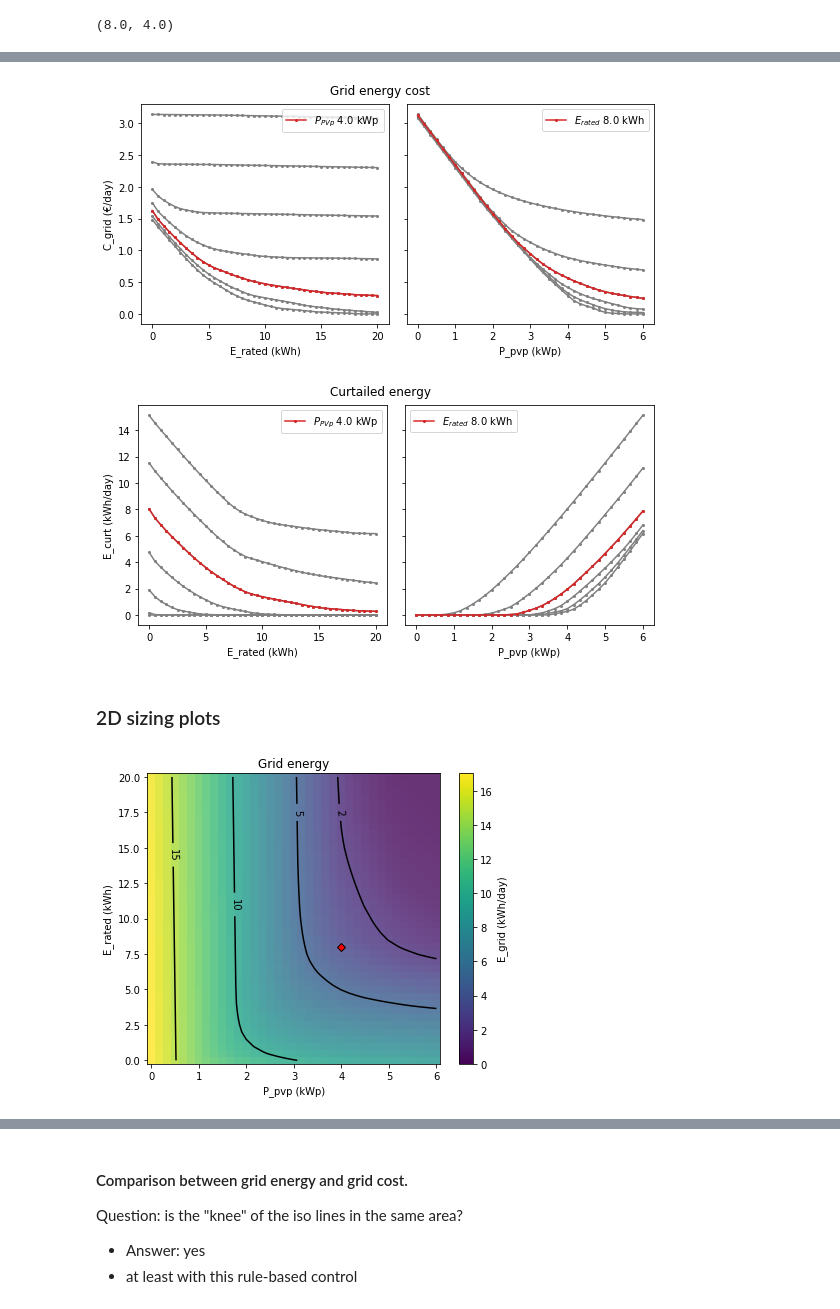
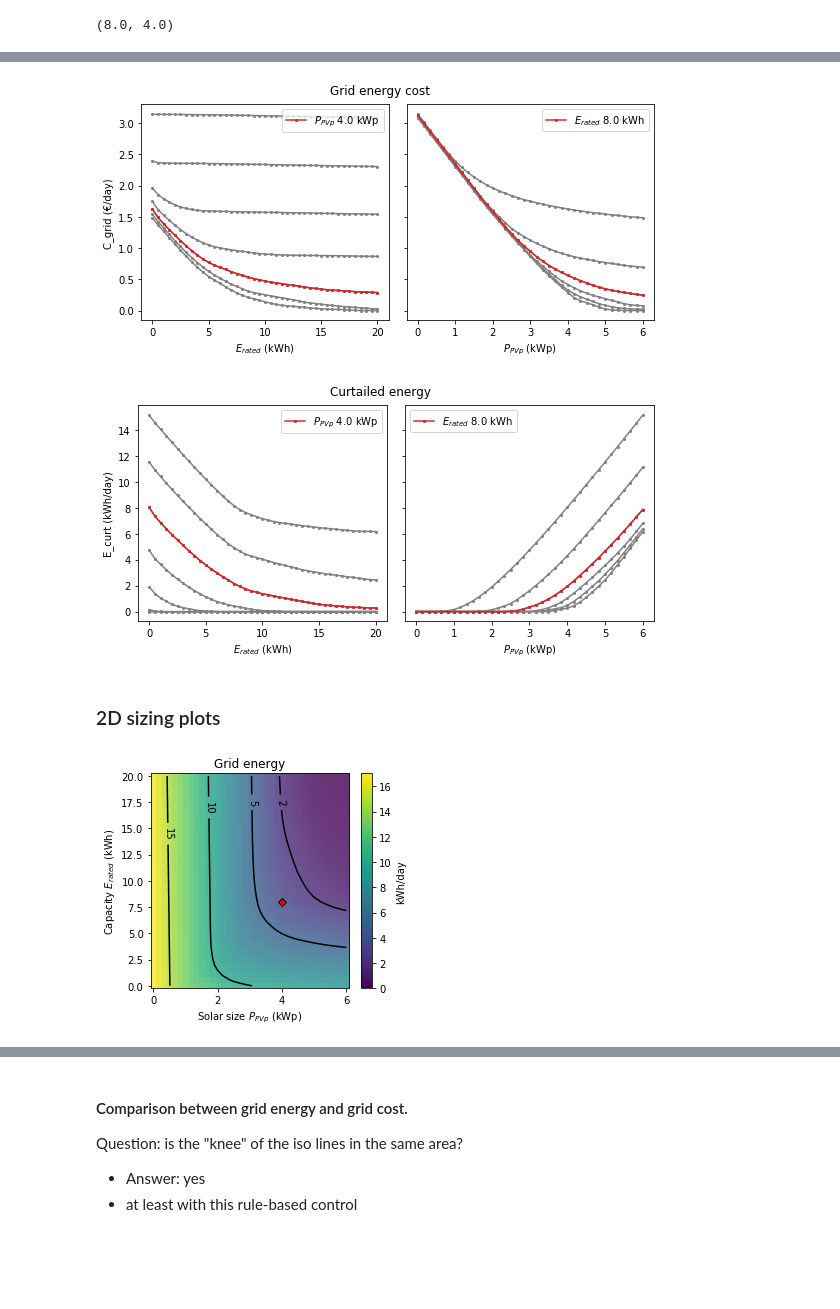
Before and after one commit to pierre-haessig/solarhome-control-bench, a Jupyter notebook: comparison/Benchmark_Sensitivity.ipynb, the cells around one changed output, grey strips where cells are left out. Drawn from its saved outputs; the diff is of its cells as text; code cells hidden in the pictures; blank space fills up the shorter version.

Commit message:
update sizing plots for article print format

```diff
--- a/comparison/Benchmark_Sensitivity.ipynb
+++ b/comparison/Benchmark_Sensitivity.ipynb
@@ -138,7 +140,8 @@ def home_sim(E_rated, P_pvp, P_load, P_sun_1kW):
     h = (np.arange(n)*dt) % 24 # in [0, 24[
     night = h < 6
     day = ~night
-    C_grid = P_grid*0.10*night + P_grid*0.20*day
+    c_grid = 0.10*night + 0.20*day # €/kWh
+    C_grid = P_grid*c_grid # €/h
 
     # stats: cumulated energy in kWh/day
     stats = dict(
@@ -281,15 +291,15 @@ ax[1].plot(P_pvp_list, C_grid_rs[::8,:].T, 'o-', ms=2, color='gray')
 ax[1].plot(P_pvp_list, C_grid_rs[iE,:], 'o-', ms=2, color='tab:red',
            label='$E_{{rated}}$ {:.1f} kWh'.format(E_rated_list[iE]))
 
-ax[0].set(xlabel='E_rated (kWh)', ylabel='C_grid (€/day)')
-ax[1].set(xlabel='P_pvp (kWp)')
+ax[0].set(xlabel='$E_{rated}$ (kWh)', ylabel='C_grid (€/day)')
+ax[1].set(xlabel='$P_{PVp}$ (kWp)')
 ax[0].legend(loc='upper right')
 ax[1].legend()
 
 fig.suptitle('Grid energy cost')
 fig.tight_layout(rect=(0, 0, 1, 0.96))
 # %% [output]
-[figure, old version]
+[figure, new version]
 # %%
 fig, ax = plt.subplots(1,2, sharey=True, figsize=(8,4))
 ax[0].plot(E_rated_list, E_curt_rs[:,::6], 'o-', ms=2, color='gray')
@@ -299,34 +309,41 @@ ax[1].plot(P_pvp_list, E_curt_rs[::8,:].T, 'o-', ms=2, color='gray')
 ax[1].plot(P_pvp_list, E_curt_rs[iE,:], 'o-', ms=2, color='tab:red',
            label='$E_{{rated}}$ {:.1f} kWh'.format(E_rated_list[iE]))
 
-ax[0].set(xlabel='E_rated (kWh)', ylabel='E_curt (kWh/day)')
-ax[1].set(xlabel='P_pvp (kWp)')
+ax[0].set(xlabel='$E_{rated}$ (kWh)', ylabel='E_curt (kWh/day)')
+ax[1].set(xlabel='$P_{PVp}$ (kWp)')
 ax[0].legend(loc='upper right')
 ax[1].legend()
 
 fig.suptitle('Curtailed energy')
 fig.tight_layout(rect=(0, 0, 1, 0.96))
 # %% [output]
-[figure, old version]
+[figure, new version]
 # %% [markdown]
 ### 2D sizing plots
+# %%
+# labels:
+P_pvp_l = 'Solar size $P_{PVp}$ (kWp)'
+E_rated_l = 'Capacity $E_{rated}$ (kWh)'
+# figure size
+figsize_map = (6,5) # for notebook
+figsize_map = (4.5,4) # for two-column article
 # %%
-fig, ax = plt.subplots(figsize=(6,5))
+fig, ax = plt.subplots(figsize=figsize_map)
 
 imparams = dict(origin='lower',
                 extent=[-dP/2, P_pv_max+dP/2, -dE/2, E_rated_max+dE/2],
                 aspect='auto')
 im = ax.imshow(E_grid_rs, **imparams, alpha=0.8)
 ax.plot(P_pvp_ref, E_rated_ref, 'rD', mec='k')
 CS = ax.contour(XP, YE, E_grid_rs, [2, 5, 10, 15], colors='k')
 ax.clabel(CS, fmt='%.2g')
 cbar = fig.colorbar(im)
-cbar.set_label('E_grid (kWh/day)')
+cbar.set_label('kWh/day')
 cbar.solids.set_edgecolor("face") # hack fix of overlap issue https://github.com/matplotlib/matplotlib/issues/1188
-ax.set(title='Grid energy', xlabel='P_pvp (kWp)', ylabel='E_rated (kWh)')
+ax.set(title='Grid energy', xlabel=P_pvp_l, ylabel=E_rated_l)
 fig.tight_layout();
 
 fig.savefig('Sizing_E_grid_heatmap.png', dpi=150)
 # %% [output]
-[figure, old version]
+[figure, new version]
 # %%
```
Also changed, not shown: parts of 26 cells of this notebook, 49 other files.
